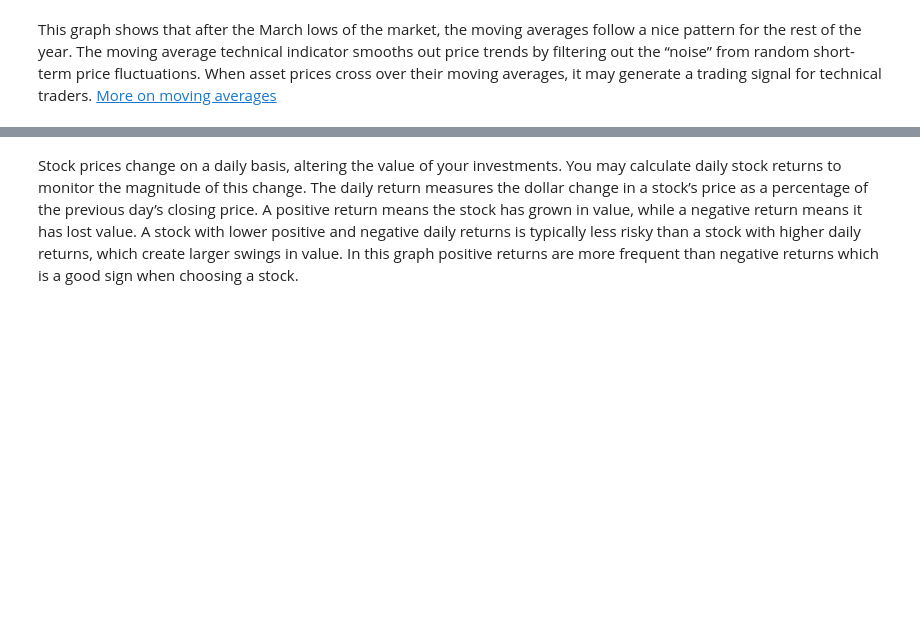
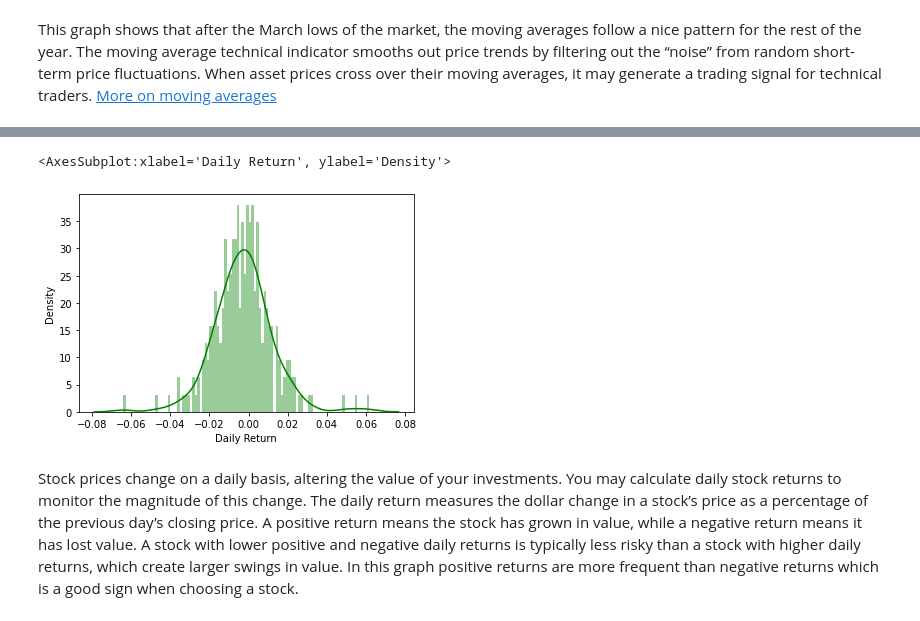
Before and after one commit to ithakker/367MidermIshaanThakker, a Jupyter notebook: messy-Stock Market Risk.ipynb, the cells around one changed output, grey strips where cells are left out. Drawn from its saved outputs; the diff is of its cells as text; code cells hidden in the pictures; blank space fills up the shorter version.

```diff
--- a/messy-Stock Market Risk.ipynb
+++ b/messy-Stock Market Risk.ipynb
@@ -145,5 +173,8 @@ filtered['Daily Return'].plot(figsize = (14,5), legend = True, linestyle = '--',
 # %%
-sns.distplot(filtered2['Daily Return'].dropna(), bins = 100, color = 'green')
+sns.distplot(filtered['Daily Return'].dropna(), bins = 100, color = 'green')
+# %% [output]
+<AxesSubplot:xlabel='Daily Return', ylabel='Density'>
+[figure, added]
 # %% [markdown]
 Stock prices change on a daily basis, altering the value of your investments. You may calculate daily stock returns to monitor the magnitude of this change. The daily return measures the dollar change in a stock’s price as a percentage of the previous day’s closing price. A positive return means the stock has grown in value, while a negative return means it has lost value. A stock with lower positive and negative daily returns is typically less risky than a stock with higher daily returns, which create larger swings in value. In this graph positive returns are more frequent than negative returns which is a good sign when choosing a stock.
 # %% [markdown]
```
Also changed, not shown: parts of 12 cells of this notebook.
